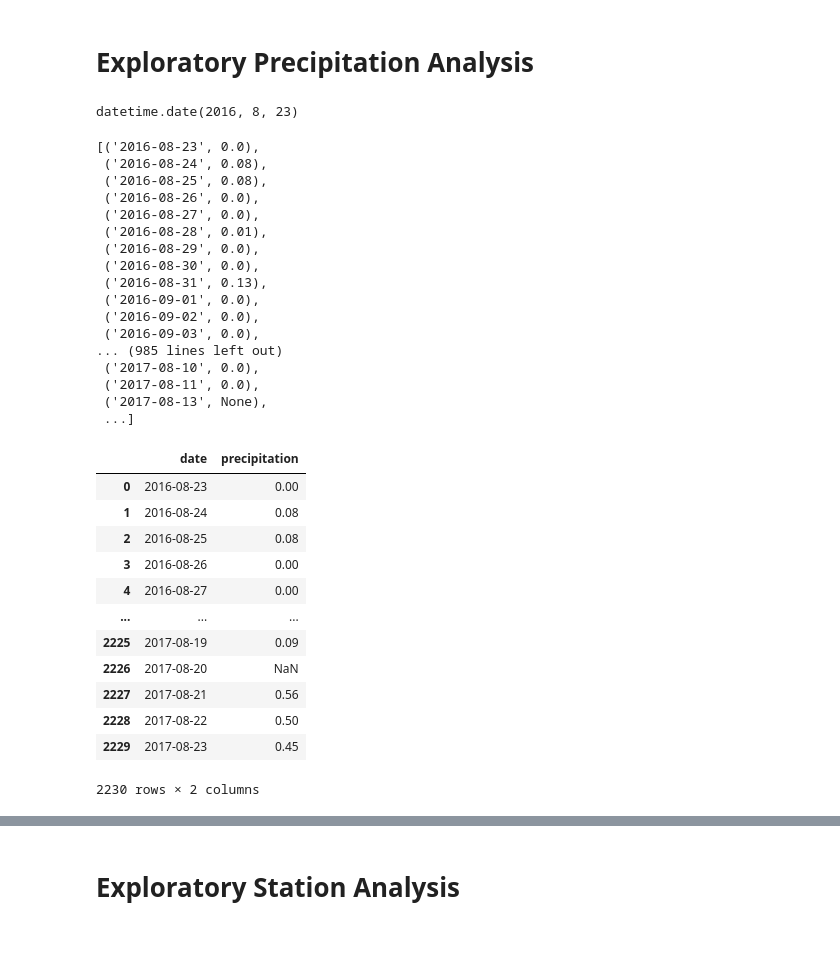
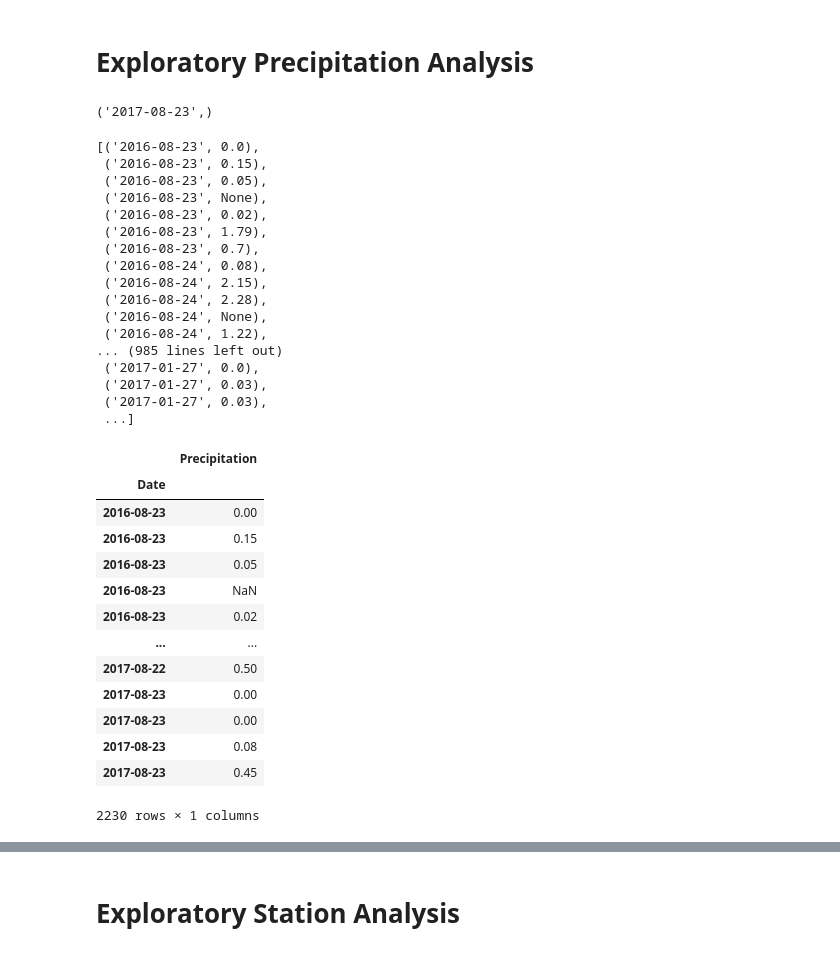
Before and after one commit to mychele-larson/sql-alchemy-challenge, a Jupyter notebook: Climate_Data/Climate_data_homework_part1.ipynb, the cells around one changed output, grey strips where cells are left out. Drawn from its saved outputs; the diff is of its cells as text; code cells hidden in the pictures.

```diff
--- a/Climate_Data/Climate_data_homework_part1.ipynb
+++ b/Climate_Data/Climate_data_homework_part1.ipynb
@@ -116,49 +116,56 @@ station.head()
 # Starting from the most recent data point in the database.
 
 # Calculate the date one year from the last date in data set.
-prev_yr = dt.date(2017, 8, 23) - dt.timedelta(days=365)
-prev_yr
+#prev_yr = dt.date(2017, 8, 23) - dt.timedelta(days=365)
+#prev_yr
+last_date = session.query(func.max(Measure.date)).first()
+last_date
 # %% [output]
-datetime.date(2016, 8, 23)
+('2017-08-23',)
 # %%
 # Perform a query to retrieve the date and precipitation scores
-rain_data = session.query(Measure.date, Measure.prcp).filter(Measure.date >= prev_yr).all()
+rain_data = session.query(Measure.date, Measure.prcp)\
+    .filter(Measure.date > '2016-08-22')\
+    .filter(Measure.date <= '2017-08-23')\
+    .order_by(Measure.date).all()
 rain_data
 # %% [output]
 [('2016-08-23', 0.0),
+ ('2016-08-23', 0.15),
+ ('2016-08-23', 0.05),
+ ('2016-08-23', None),
+ ('2016-08-23', 0.02),
+ ('2016-08-23', 1.79),
+ ('2016-08-23', 0.7),
  ('2016-08-24', 0.08),
- ('2016-08-25', 0.08),
- ('2016-08-26', 0.0),
- ('2016-08-27', 0.0),
- ('2016-08-28', 0.01),
- ('2016-08-29', 0.0),
- ('2016-08-30', 0.0),
- ('2016-08-31', 0.13),
- ('2016-09-01', 0.0),
- ('2016-09-02', 0.0),
- ('2016-09-03', 0.0),
+ ('2016-08-24', 2.15),
+ ('2016-08-24', 2.28),
+ ('2016-08-24', None),
+ ('2016-08-24', 1.22),
 ... (985 lines left out)
- ('2017-08-10', 0.0),
- ('2017-08-11', 0.0),
- ('2017-08-13', None),
+ ('2017-01-27', 0.0),
+ ('2017-01-27', 0.03),
+ ('2017-01-27', 0.03),
  ...]
 # %%
 # Save the query results as a Pandas DataFrame and set the index to the date column
-# Sort dataframe by date
-precip = pd.DataFrame(rain_data, columns=['date', 'precipitation'])
-precip.set_index(precip['date'])
-precip.sort_index()
+precip = pd.DataFrame(rain_data, columns=['Date', 'Precipitation'])
+
+# Index by date column
+precip.set_index('Date', inplace=True)
+precip
 # %% [output]
-|  | date | precipitation |
-| 0 | 2016-08-23 | 0.00 |
-| 1 | 2016-08-24 | 0.08 |
-| 2 | 2016-08-25 | 0.08 |
-| 3 | 2016-08-26 | 0.00 |
-| 4 | 2016-08-27 | 0.00 |
-| ... | ... | ... |
-| 2225 | 2017-08-19 | 0.09 |
-| 2226 | 2017-08-20 | NaN |
-| 2227 | 2017-08-21 | 0.56 |
-| 2228 | 2017-08-22 | 0.50 |
-| 2229 | 2017-08-23 | 0.45 |
+|  | Precipitation |
+| Date |  |
+| 2016-08-23 | 0.00 |
+| 2016-08-23 | 0.15 |
+| 2016-08-23 | 0.05 |
+| 2016-08-23 | NaN |
+| 2016-08-23 | 0.02 |
+| ... | ... |
+| 2017-08-22 | 0.50 |
+| 2017-08-23 | 0.00 |
+| 2017-08-23 | 0.00 |
+| 2017-08-23 | 0.08 |
+| 2017-08-23 | 0.45 |
-2230 rows × 2 columns
+2230 rows × 1 columns
```
Also changed, not shown: parts of 7 cells of this notebook.
